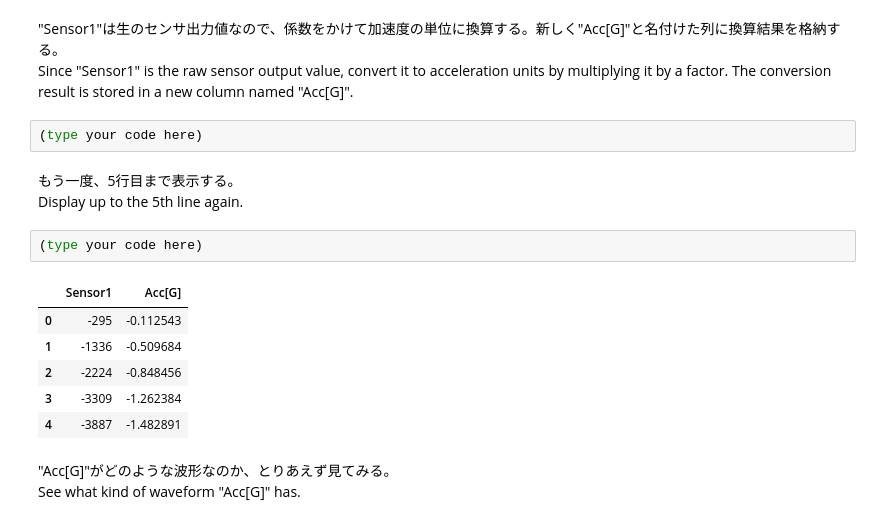
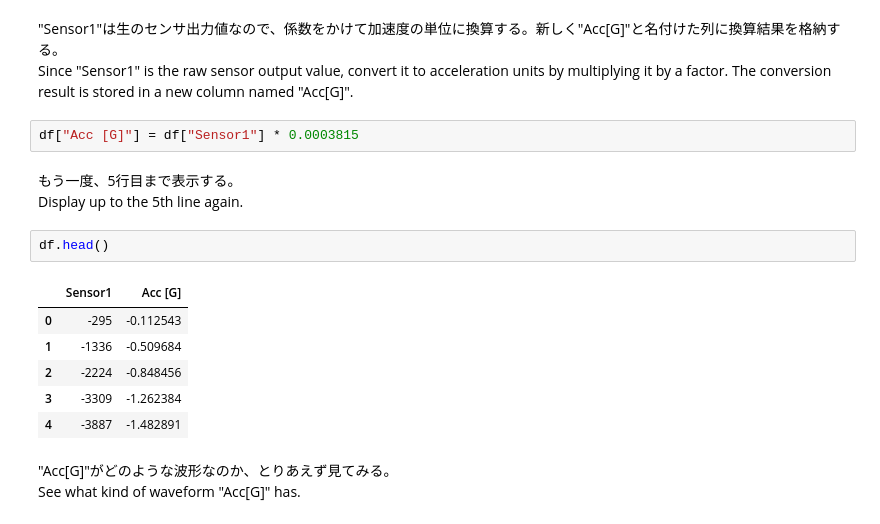
Before and after one commit to ShuheiMimura/Python, a Jupyter notebook: PythonTraining_0002_vibration.ipynb, the cells around one changed output. Cells and saved outputs as stored; diff of their text form.

```diff
--- a/PythonTraining_0002_vibration.ipynb
+++ b/PythonTraining_0002_vibration.ipynb
@@ -35,20 +37,20 @@ Display only five points of data that have been read.
 # %% [markdown]
 "Sensor1"は生のセンサ出力値なので、係数をかけて加速度の単位に換算する。新しく"Acc[G]"と名付けた列に換算結果を格納する。<br>
 Since "Sensor1" is the raw sensor output value, convert it to acceleration units by multiplying it by a factor. The conversion result is stored in a new column named "Acc[G]".
-# %%
-(type your code here)
+# %%
+df["Acc [G]"] = df["Sensor1"] * 0.0003815
 # %% [markdown]
 もう一度、5行目まで表示する。<br>
 Display up to the 5th line again.
-# %%
-(type your code here)
-# %% [output]
-|  | Sensor1 | Acc[G] |
-| 0 | -295 | -0.112543 |
-| 1 | -1336 | -0.509684 |
-| 2 | -2224 | -0.848456 |
-| 3 | -3309 | -1.262384 |
-| 4 | -3887 | -1.482891 |
+# %%
+df.head()
+# %% [output]
+|  | Sensor1 | Acc [G] |
+| 0 | -295 | -0.112543 |
+| 1 | -1336 | -0.509684 |
+| 2 | -2224 | -0.848456 |
+| 3 | -3309 | -1.262384 |
+| 4 | -3887 | -1.482891 |
 # %% [markdown]
 "Acc[G]"がどのような波形なのか、とりあえず見てみる。<br>
 See what kind of waveform "Acc[G]" has.
```
Also changed, not shown: parts of 23 cells of this notebook.
